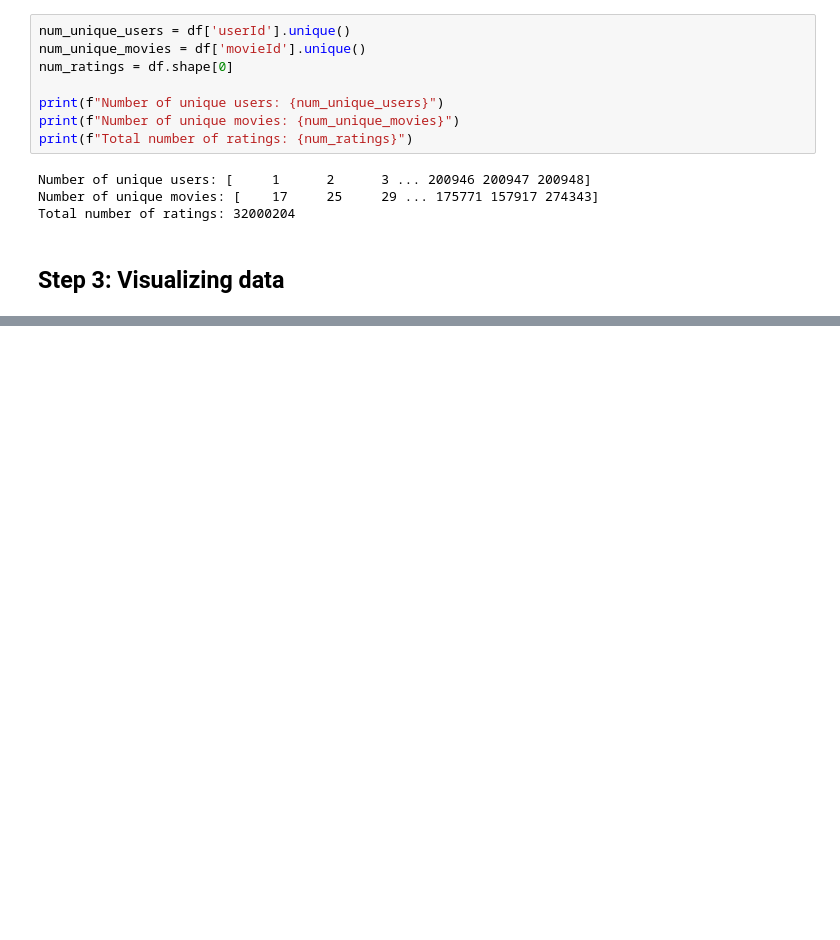
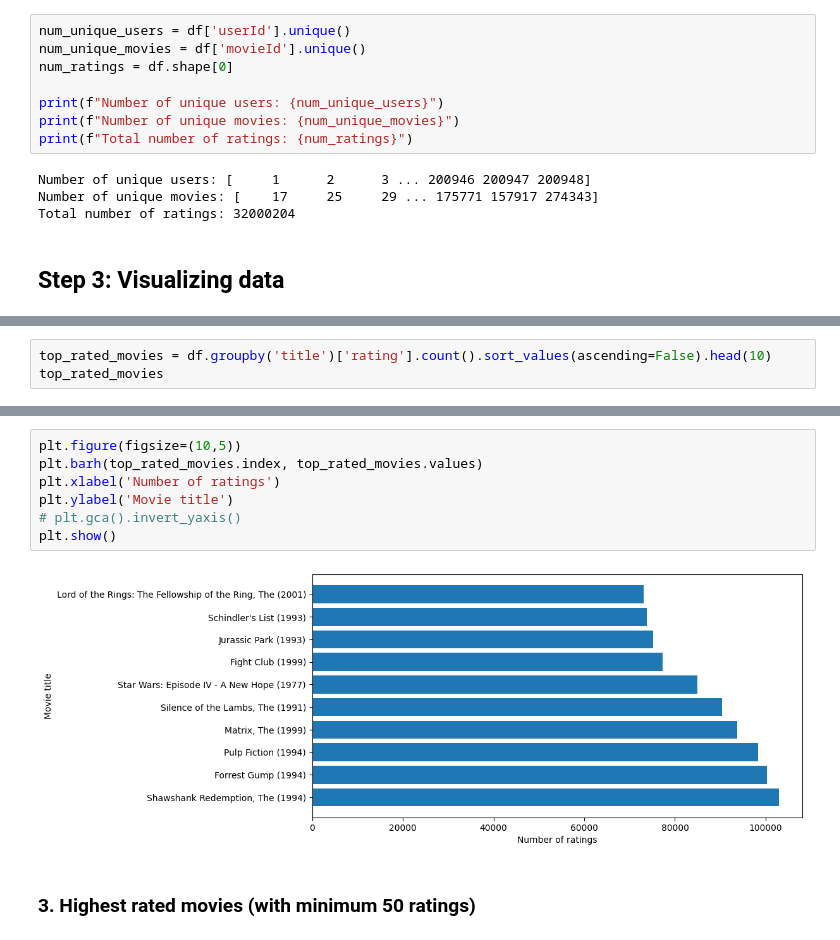
Before and after one commit to nttugit/ds-movie-recommendation-system, a Jupyter notebook: explore_data.ipynb, the cells around one changed output, grey strips where cells are left out. Saved outputs shown, nothing was run; the diff lists cells and outputs as text; blank space fills up the shorter version.

```diff
--- a/explore_data.ipynb
+++ b/explore_data.ipynb
@@ -85,0 +100,3 @@ plt.show()
+# %%
+top_rated_movies = df.groupby('title')['rating'].count().sort_values(ascending=False).head(10)
+top_rated_movies
@@ -85,0 +116,11 @@ plt.show()
+# %%
+plt.figure(figsize=(10,5))
+plt.barh(top_rated_movies.index, top_rated_movies.values)
+plt.xlabel('Number of ratings')
+plt.ylabel('Movie title')
+# plt.gca().invert_yaxis()
+plt.show()
+# %% [output]
+[figure, added]
+# %% [markdown]
+### 3. Highest rated movies (with minimum 50 ratings)
```
Also changed, not shown: parts of 15 cells of this notebook, 2 other files.
